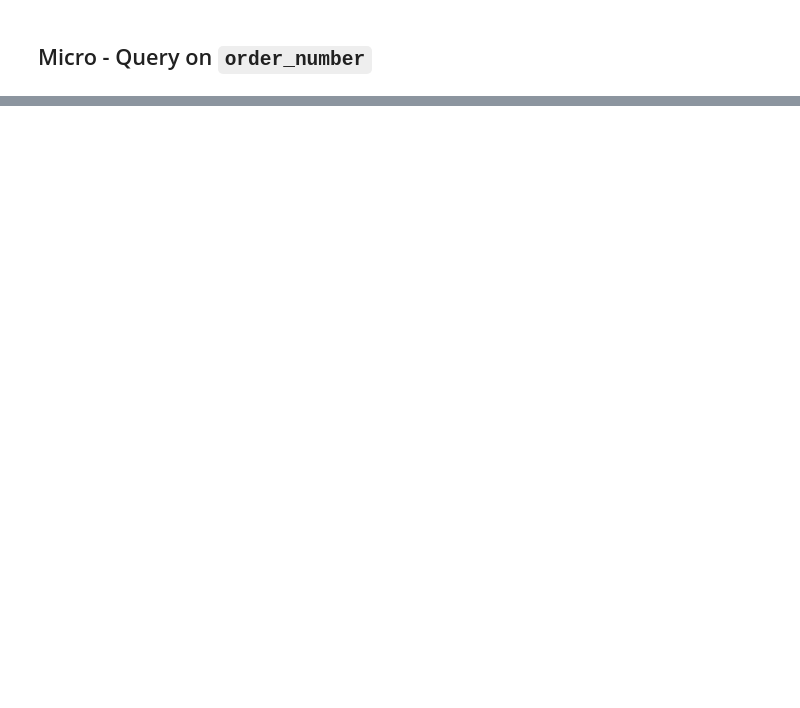
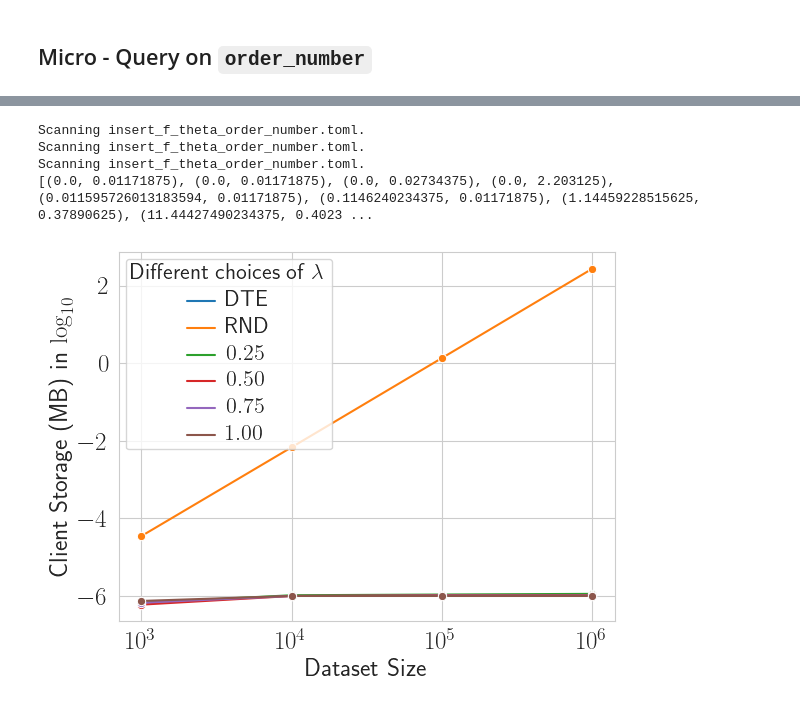
Before and after one commit to hiroki-chen/PFSE-Prototype, a Jupyter notebook: fig/fig.ipynb, the cells around one changed output, grey strips where cells are left out. Saved outputs shown, nothing was run; the diff lists cells and outputs as text; code cells hidden in the pictures; blank space fills up the shorter version.

```diff
--- a/fig/fig.ipynb
+++ b/fig/fig.ipynb
@@ -149,0 +219,43 @@ Scanning insert_f_theta_order_number.toml.
+# %%
+import pandas as pd
+import matplotlib.pyplot as plt
+import numpy as np
+
+xs = ['$10^3$', '$10^4$', '$10^5$', '$10^6$']
+ys = analyze_database_performance('insert_f_theta_order_number.toml', 'insert', 'dte', False)[0]['order_number']
+ys.extend(analyze_database_performance('insert_f_theta_order_number.toml', 'insert', 'rnd', False)[0]['order_number'])
+ys.extend(analyze_database_performance('insert_f_theta_order_number.toml', 'insert', 'pfse', False)[0]['order_number'])
+print(ys)
+
+client = [np.log(x[0]) for x in ys]
+
+df = pd.DataFrame({
+  'Dataset Size': xs,
+  'DTE': client[:4],
+  'RND': client[4:8],
+  '$0.25$': client[8:12],
+  '$0.50$': client[12:16],
+  '$0.75$': client[16:20],
+  '$1.00$': client[20:],
+})
+
+plt.rc('text', usetex=True)
+sns.set_style("whitegrid")
+g = sns.lineplot(x='Dataset Size', y='Client Storage (MB) in $\log_{10}$', hue='Different choices of $\lambda$',
+                 data=pd.melt(df, id_vars=['Dataset Size'], value_name='Client Storage (MB) in $\log_{10}$', var_name='Different choices of $\lambda$'),
+                 marker='o')
+g.set_xlabel(g.get_xlabel(), fontsize=18)
+g.set_ylabel(g.get_ylabel(), fontsize=18)
+g.set_xticklabels(g.get_xticklabels(), size=18)
+g.set_yticklabels(g.get_yticklabels(), size=18)
+
+plt.setp(g.get_legend().get_texts(), fontsize='16') # for legend text
+plt.setp(g.get_legend().get_title(), fontsize='16') # for legend title
+
+plt.savefig('./client_f_theta_order_number.pdf', bbox_inches='tight')
+# %% [output]
+Scanning insert_f_theta_order_number.toml.
+Scanning insert_f_theta_order_number.toml.
+Scanning insert_f_theta_order_number.toml.
+[(0.0, 0.01171875), (0.0, 0.01171875), (0.0, 0.02734375), (0.0, 2.203125), (0.011595726013183594, 0.01171875), (0.1146240234375, 0.01171875), (1.14459228515625, 0.37890625), (11.44427490234375, 0.4023 ...
+[figure, added]
```
Also changed, not shown: parts of 10 cells of this notebook, 5 other files.
